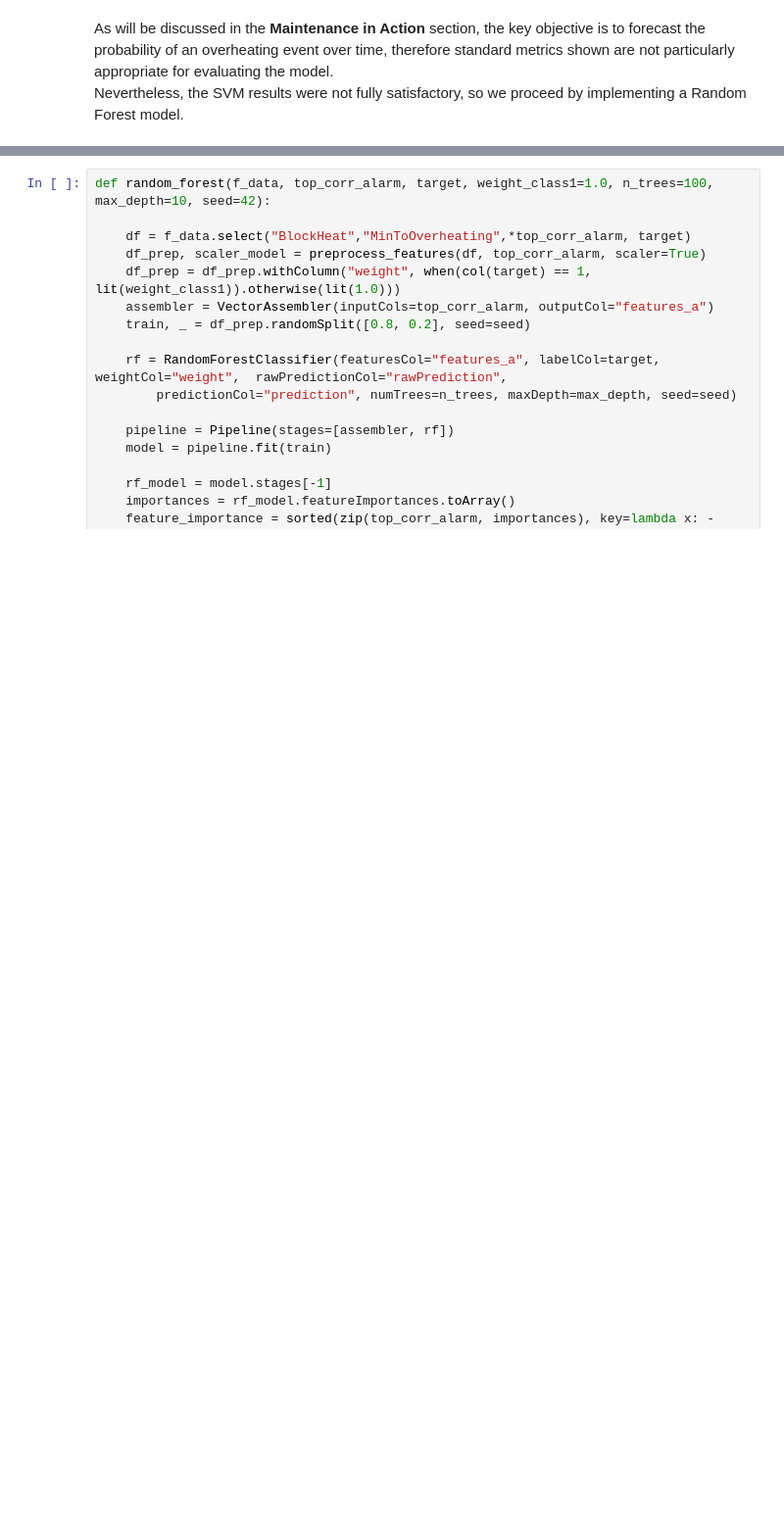
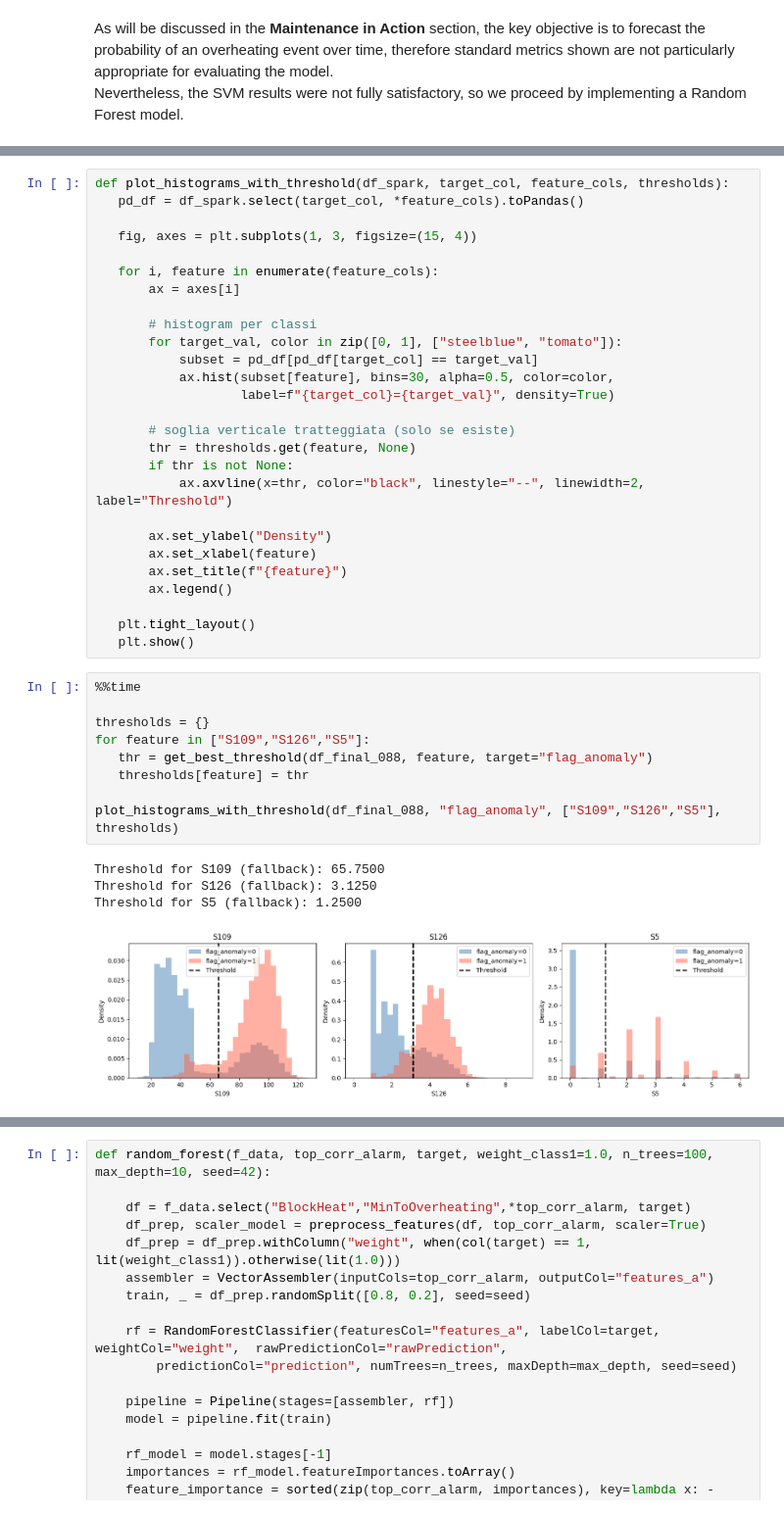
Before and after one commit to RaffaeleSabatini/MAPD2025_proj3, a Jupyter notebook: Group04.ipynb, the cells around one changed output, grey strips where cells are left out. Shown at 98% size. Saved outputs shown, nothing was run; the diff lists cells and outputs as text; blank space fills up the shorter version.

```diff
--- a/Group04.ipynb
+++ b/Group04.ipynb
@@ -1587,0 +1625,41 @@ Nevertheless, the SVM results were not fully satisfactory, so we proceed by impl
+# %%
+def plot_histograms_with_threshold(df_spark, target_col, feature_cols, thresholds):
+   pd_df = df_spark.select(target_col, *feature_cols).toPandas()
+
+   fig, axes = plt.subplots(1, 3, figsize=(15, 4))
+
+   for i, feature in enumerate(feature_cols):
+       ax = axes[i]
+
+       # histogram per classi
+       for target_val, color in zip([0, 1], ["steelblue", "tomato"]):
+           subset = pd_df[pd_df[target_col] == target_val]
+           ax.hist(subset[feature], bins=30, alpha=0.5, color=color,
+                   label=f"{target_col}={target_val}", density=True)
+
+       # soglia verticale tratteggiata (solo se esiste)
+       thr = thresholds.get(feature, None)
+       if thr is not None:
+           ax.axvline(x=thr, color="black", linestyle="--", linewidth=2, label="Threshold")
+
+       ax.set_ylabel("Density")
+       ax.set_xlabel(feature)
+       ax.set_title(f"{feature}")
+       ax.legend()
+
+   plt.tight_layout()
+   plt.show()
+# %%
+%%time
+
+thresholds = {}
+for feature in ["S109","S126","S5"]:
+   thr = get_best_threshold(df_final_088, feature, target="flag_anomaly")
+   thresholds[feature] = thr
+
+plot_histograms_with_threshold(df_final_088, "flag_anomaly", ["S109","S126","S5"], thresholds)
+# %% [output]
+Threshold for S109 (fallback): 65.7500
+Threshold for S126 (fallback): 3.1250
+Threshold for S5 (fallback): 1.2500
+[figure, added]
```
Also changed, not shown: parts of 4 cells of this notebook.
